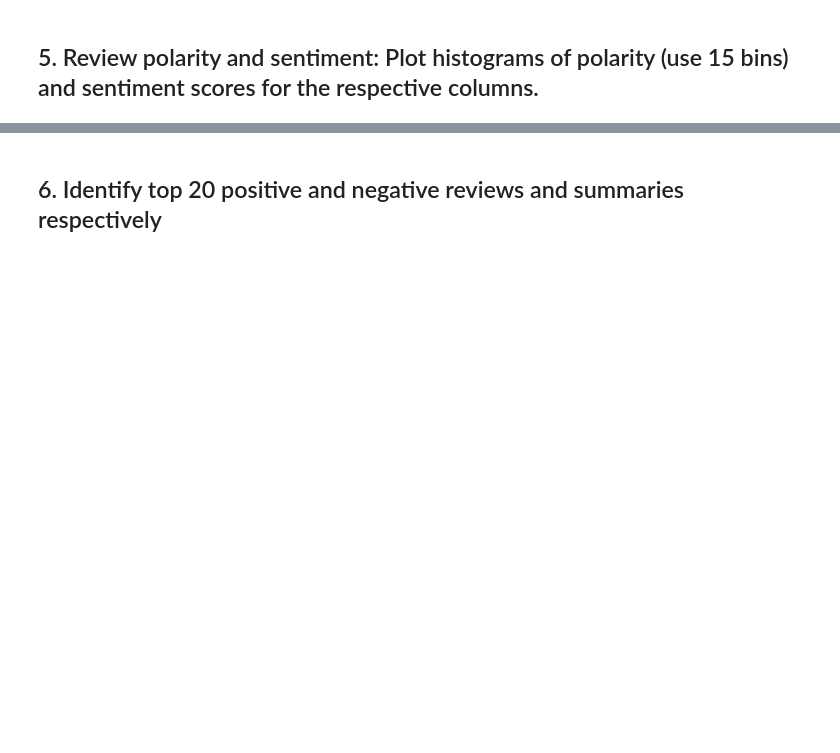
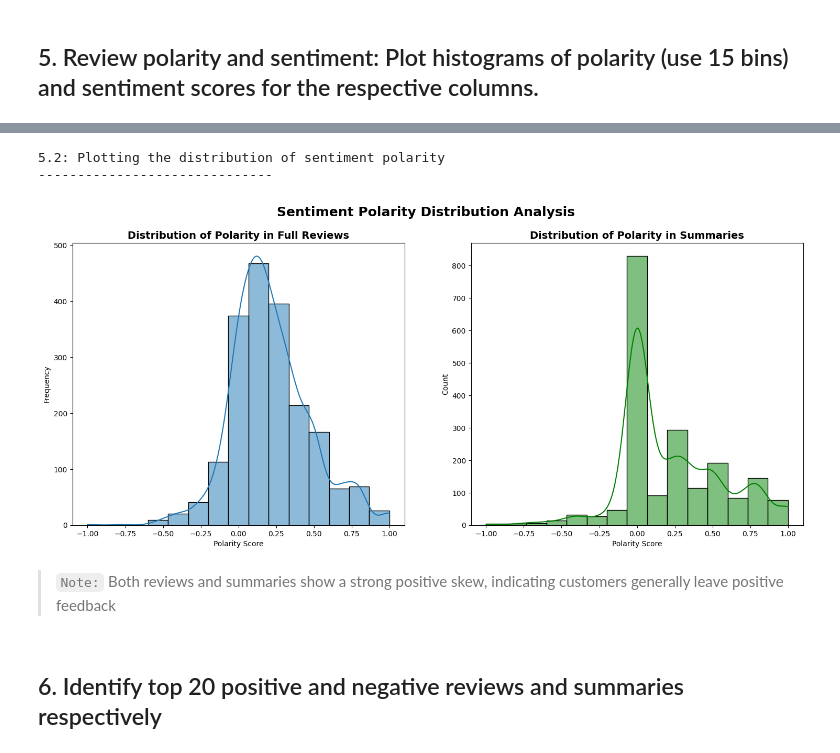
Before and after one commit to totoberni/LSE_DA301_BP, a Jupyter notebook: Python/Berni_Alberto_DA301_Assignment_Notebook.ipynb, the cells around one changed output, grey strips where cells are left out. Drawn from its saved outputs; the diff is of its cells as text; code cells hidden in the pictures; blank space fills up the shorter version.

```diff
--- a/Python/Berni_Alberto_DA301_Assignment_Notebook.ipynb
+++ b/Python/Berni_Alberto_DA301_Assignment_Notebook.ipynb
@@ -1708,7 +1949,12 @@ warnings.filterwarnings('ignore')
 # %% [markdown]
 ## 5. Review polarity and sentiment: Plot histograms of polarity (use 15 bins) and sentiment scores for the respective columns.
 # %%
-# Provided function.
-def generate_polarity(comment):
+# 5.0: Define a function to generate polarity
+print("5.0: Defining function to calculate polarity using TextBlob")
+print("-"*30)
+
+def generate_polarity(text):
     '''Extract polarity score (-1 to +1) for each comment'''
-    return TextBlob(comment).sentiment[0]
+    return TextBlob(text).sentiment.polarity
+
+print("Polarity function defined.")
@@ -1715,5 +1965,11 @@ def generate_polarity(comment):
 # %%
-# Determine polarity of both columns.
+# 5.1: Determine polarity of both columns
+print("5.1: Calculating polarity for 'review' and 'summary' columns")
+print("-"*30)
 
+# Apply the function to the cleaned, non-tokenized text
+df43['review_polarity'] = df43['review'].apply(generate_polarity)
+df43['summary_polarity'] = df43['summary'].apply(generate_polarity)
 
-# View output.
+print("Polarity scores calculated and added to the DataFrame.")
+display(df43[['review', 'review_polarity', 'summary', 'summary_polarity']].head())
@@ -1720,6 +1986,25 @@ def generate_polarity(comment):
 # %%
-# Review: Create a histogram plot with bins = 15.
-# Histogram of polarity
+# 5.2: Create histogram plots for polarity
+print("5.2: Plotting the distribution of sentiment polarity")
+print("-"*30)
 
+# Create a figure with two subplots
+fig, (ax1, ax2) = plt.subplots(1, 2, figsize=(18, 7))
 
-# Histogram of sentiment score
+# Histogram for review polarity
+sns.histplot(df43['review_polarity'], bins=15, ax=ax1, kde=True)
+ax1.set_title('Distribution of Polarity in Full Reviews', fontsize=14, fontweight='bold')
+ax1.set_xlabel('Polarity Score')
+ax1.set_ylabel('Frequency')
+
+# Histogram for summary polarity
+sns.histplot(df43['summary_polarity'], bins=15, ax=ax2, kde=True, color='green')
+ax2.set_title('Distribution of Polarity in Summaries', fontsize=14, fontweight='bold')
+ax2.set_xlabel('Polarity Score')
+
+plt.suptitle('Sentiment Polarity Distribution Analysis', fontsize=18, fontweight='bold')
+plt.show()
+# %% [output]
+5.2: Plotting the distribution of sentiment polarity
+------------------------------
+[figure, added]
@@ -1732,3 +2011,5 @@ def generate_polarity(comment):
+# %% [markdown]
+> `Note:` Both reviews and summaries show a strong positive skew, indicating customers generally leave positive feedback
 # %% [markdown]
 ## 6. Identify top 20 positive and negative reviews and summaries respectively
 # %%
```
Also changed, not shown: parts of 30 cells of this notebook.
